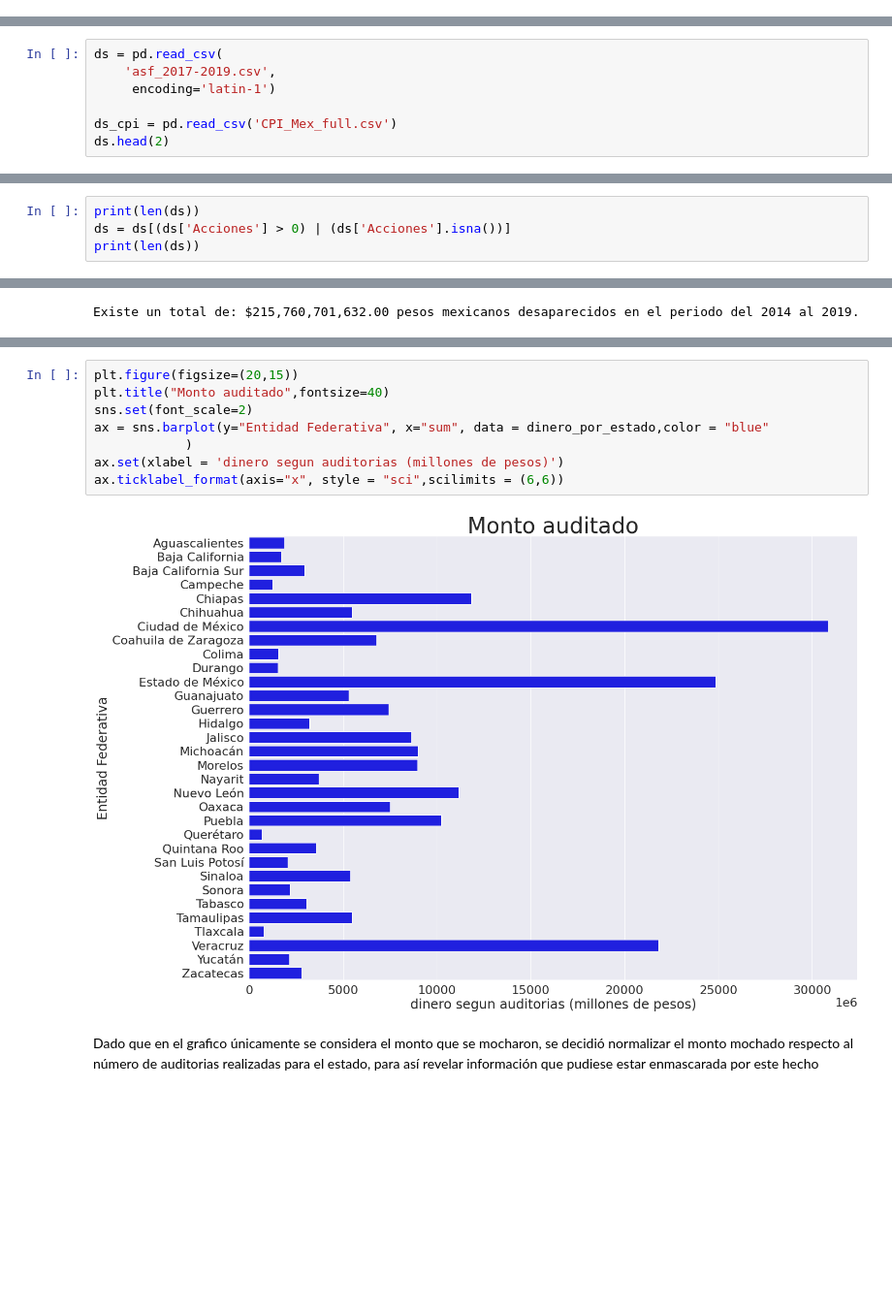
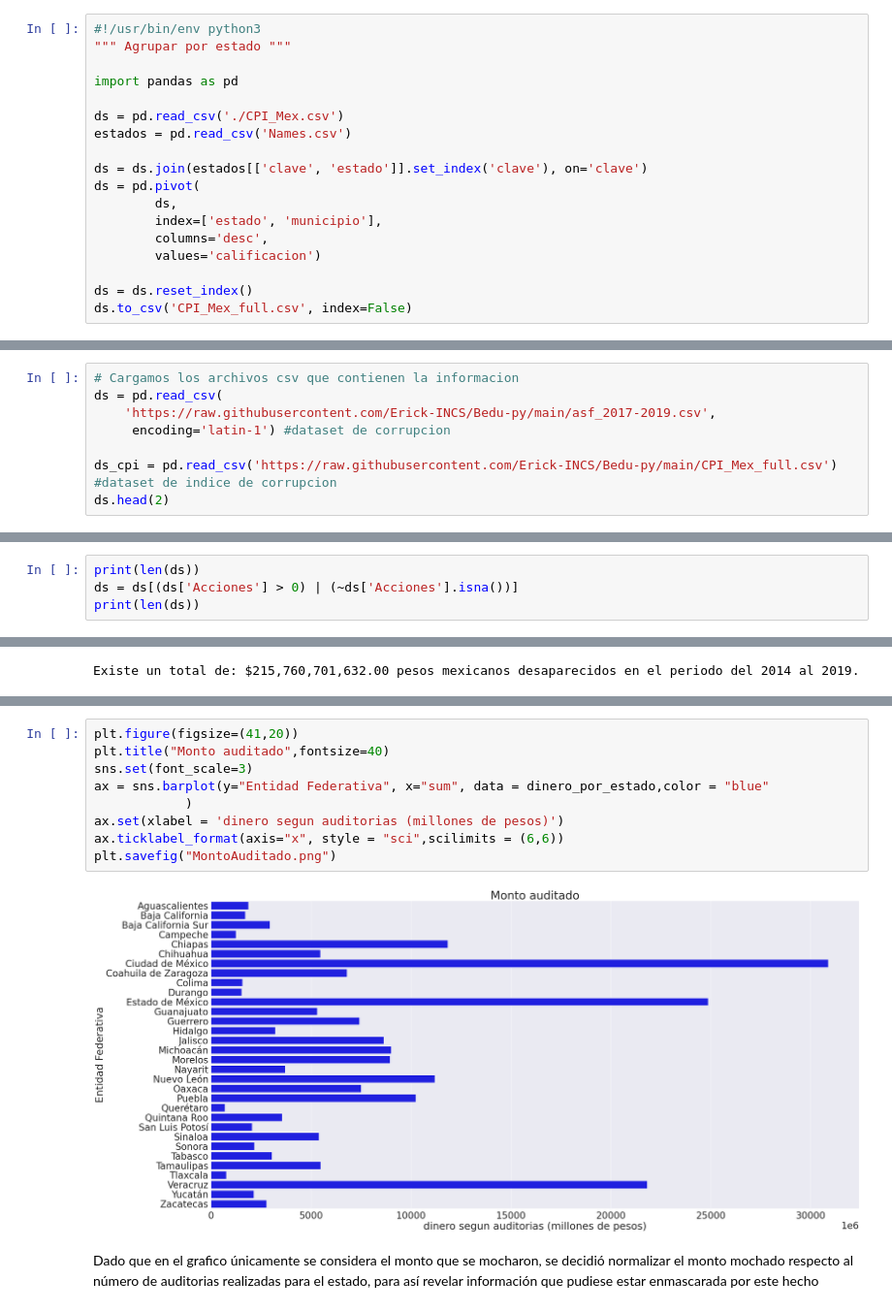
Before and after one commit to DanielR59/Bedu-py, a Jupyter notebook: Corrupt.ipynb, the cells around one changed output, grey strips where cells are left out. Shown at 97% size. Saved outputs shown, nothing was run; the diff lists cells and outputs as text; blank space fills up the shorter version.

```diff
--- a/Corrupt.ipynb
+++ b/Corrupt.ipynb
@@ -0,0 +563,18 @@
+# %%
+#!/usr/bin/env python3
+""" Agrupar por estado """
+
+import pandas as pd
+
+ds = pd.read_csv('./CPI_Mex.csv')
+estados = pd.read_csv('Names.csv')
+
+ds = ds.join(estados[['clave', 'estado']].set_index('clave'), on='clave')
+ds = pd.pivot(
+        ds,
+        index=['estado', 'municipio'],
+        columns='desc',
+        values='calificacion')
+
+ds = ds.reset_index()
+ds.to_csv('CPI_Mex_full.csv', index=False)
@@ -8,11 +596,12 @@ import seaborn as sns
 # %% [markdown]
 ### Cargar los datasets
 # %%
+# Cargamos los archivos csv que contienen la informacion
 ds = pd.read_csv(
-    'asf_2017-2019.csv',
-     encoding='latin-1')
+    'https://raw.githubusercontent.com/Erick-INCS/Bedu-py/main/asf_2017-2019.csv',
+     encoding='latin-1') #dataset de corrupcion
 
-ds_cpi = pd.read_csv('CPI_Mex_full.csv')
+ds_cpi = pd.read_csv('https://raw.githubusercontent.com/Erick-INCS/Bedu-py/main/CPI_Mex_full.csv') #dataset de indice de corrupcion
 ds.head(2)
 # %% [output]
 |  | Año Cuenta Pública | Grupo Funcional | Sector | Ente Fiscalizado | Entidad Federativa | Tipo Auditoría | ... |
@@ -60,6 +655,6 @@ ds = ds[ds['Tipo Acción'].isin([
 # %%
 print(len(ds))
-ds = ds[(ds['Acciones'] > 0) | (ds['Acciones'].isna())]
+ds = ds[(ds['Acciones'] > 0) | (~ds['Acciones'].isna())]
 print(len(ds))
 # %% [output]
 21606
@@ -423,13 +1005,14 @@ Existe un total de: $215,760,701,632.00 pesos mexicanos desaparecidos en el peri
 # %%
-plt.figure(figsize=(20,15))
+plt.figure(figsize=(41,20))
 plt.title("Monto auditado",fontsize=40)
-sns.set(font_scale=2)
+sns.set(font_scale=3)
 ax = sns.barplot(y="Entidad Federativa", x="sum", data = dinero_por_estado,color = "blue"
             )
 ax.set(xlabel = 'dinero segun auditorias (millones de pesos)')
 ax.ticklabel_format(axis="x", style = "sci",scilimits = (6,6))
+plt.savefig("MontoAuditado.png")
 # %% [output]
-[figure, old version]
+[figure, new version]
 # %% [markdown]
 Dado que en el grafico únicamente se considera el monto que se mocharon, se decidió normalizar el monto mochado respecto al número de auditorias realizadas para el estado, para así revelar información que pudiese estar enmascarada por este hecho
 # %%
```
Also changed, not shown: parts of 79 cells of this notebook, 2 other files.
